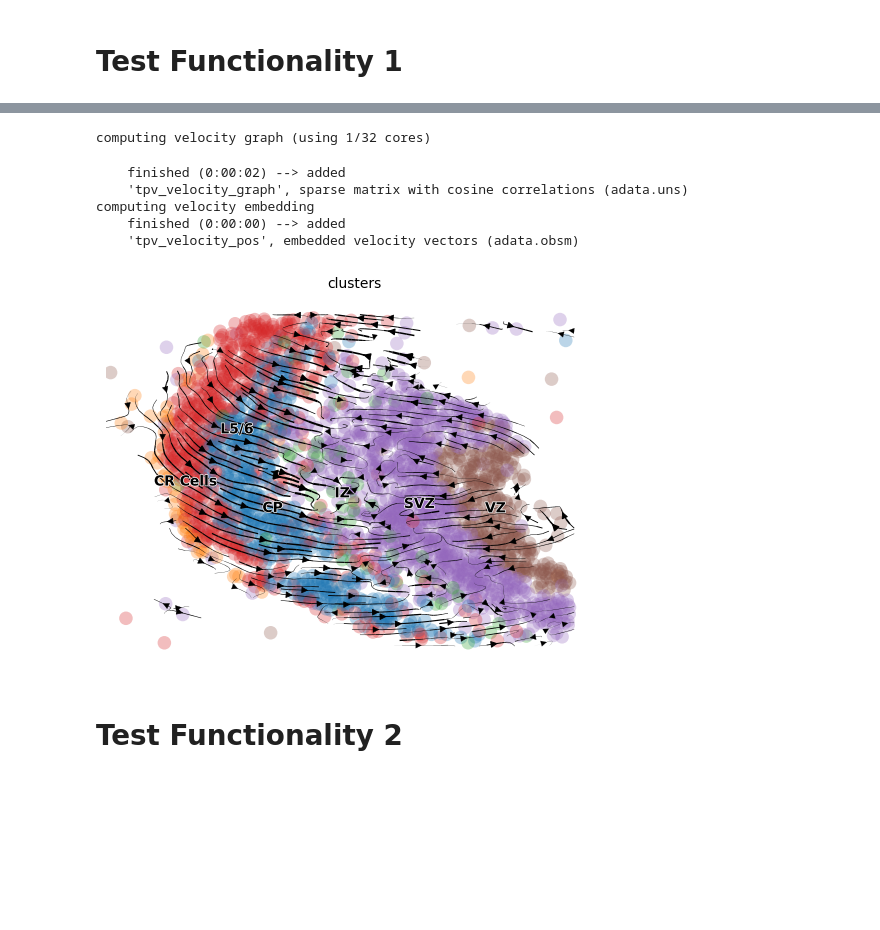
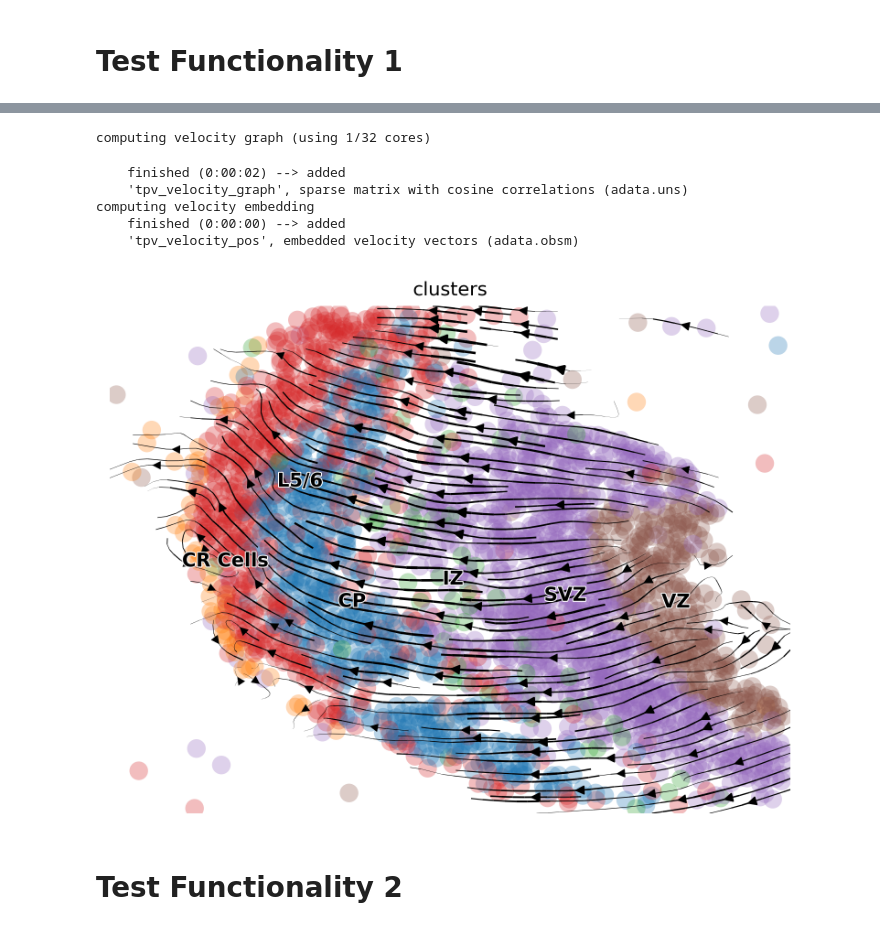
Before and after one commit to welch-lab/TopoVelo, a Jupyter notebook: notebooks/debug.ipynb, the cells around one changed output, grey strips where cells are left out. Drawn from its saved outputs; the diff is of its cells as text; code cells hidden in the pictures; blank space fills up the shorter version.

```diff
--- a/notebooks/debug.ipynb
+++ b/notebooks/debug.ipynb
@@ -117,13 +114,13 @@ vae = tpv.VAE(adata,
               hidden_size=(50, 25, 25, 50),
               device='cuda:0',
               graph_decoder=True,
-              attention=False)
+              attention=True)
 adata.var['median_s'] = np.median(adata.layers['Ms'], 0)
 adata.var['median_u'] = np.median(adata.layers['Mu'], 0)
 gene_plot = tpv.sample_genes(adata, 4, 'median_s')
 config = {
     'early_stop_thred': 1.0,
-    #'train_edge_weight': True
+    # 'train_edge_weight': True,
     'save_epoch': 50,
 }
 vae.train(adata, graph, config=config, plot=True, gene_plot=gene_plot, figure_path=figure_path, embed='pos')
@@ -210,15 +210,15 @@ tpv.post_analysis(adata,
 # %%
 scv.tl.velocity_graph(adata, vkey='tpv_velocity')
 scv.tl.velocity_embedding(adata, vkey='tpv_velocity', basis='pos')
-scv.pl.velocity_embedding_stream(adata, vkey='tpv_velocity', basis='pos')
+scv.pl.velocity_embedding_stream(adata, vkey='tpv_velocity', basis='pos', dpi=300)
 # %% [output]
 computing velocity graph (using 1/32 cores)
     finished (0:00:02) --> added
     'tpv_velocity_graph', sparse matrix with cosine correlations (adata.uns)
 computing velocity embedding
     finished (0:00:00) --> added
     'tpv_velocity_pos', embedded velocity vectors (adata.obsm)
-[figure, old version]
+[figure, new version]
 # %% [markdown]
 # Test Functionality 2
 # %%
```
Also changed, not shown: parts of 8 cells of this notebook, 2 other files.
